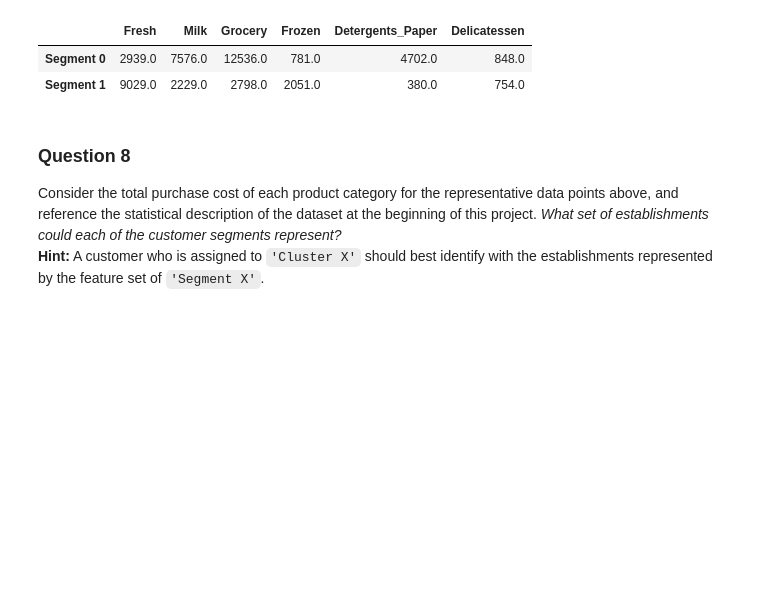
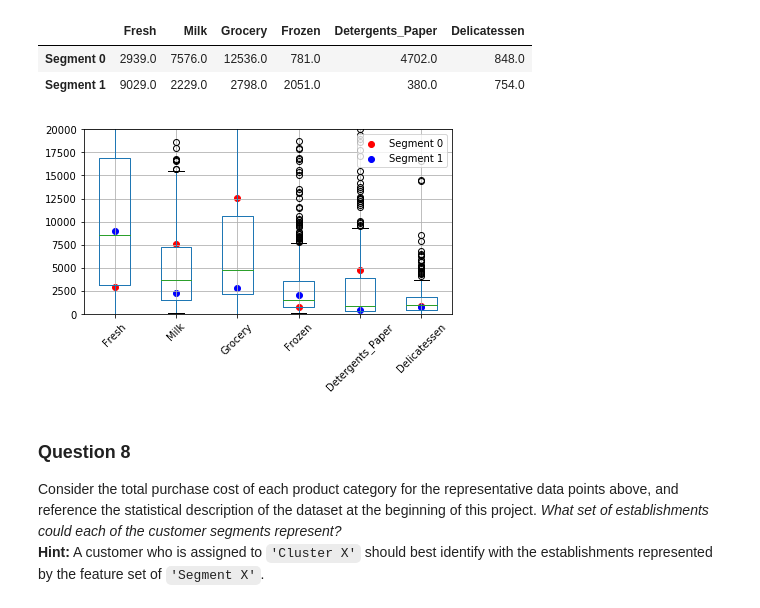
Before and after one commit to ragamarkely/customer_segments, a Jupyter notebook: customer_segments.ipynb, the cells around one changed output. Cells and saved outputs as stored; diff of their text form; code cells hidden in the pictures; blank space fills up the shorter version.

```diff
--- a/customer_segments.ipynb
+++ b/customer_segments.ipynb
@@ -651,6 +659,21 @@ display(true_centers)
 |  | Fresh | Milk | Grocery | Frozen | Detergents_Paper | Delicatessen |
 | Segment 0 | 2939.0 | 7576.0 | 12536.0 | 781.0 | 4702.0 | 848.0 |
 | Segment 1 | 9029.0 | 2229.0 | 2798.0 | 2051.0 | 380.0 | 754.0 |
+# %%
+#The plot below is the full scale of the box plot and scatter plot.
+import matplotlib.pyplot as plt
+color = ['red','blue']
+
+data.boxplot()
+for ix,color in zip(['Segment 0','Segment 1'],color):
+    plt.scatter(np.arange(1,7),true_centers.loc[ix].values,marker='o',
+                color=color,label=ix)
+plt.legend(loc='upper right')
+plt.ylim(0,20000)
+plt.xticks(rotation=45)
+plt.tight_layout();
+# %% [output]
+[figure, added]
 # %% [markdown]
 ### Question 8
 Consider the total purchase cost of each product category for the representative data points above, and reference the statistical description of the dataset at the beginning of this project. *What set of establishments could each of the customer segments represent?*
```
Also changed, not shown: parts of 2 cells of this notebook.
